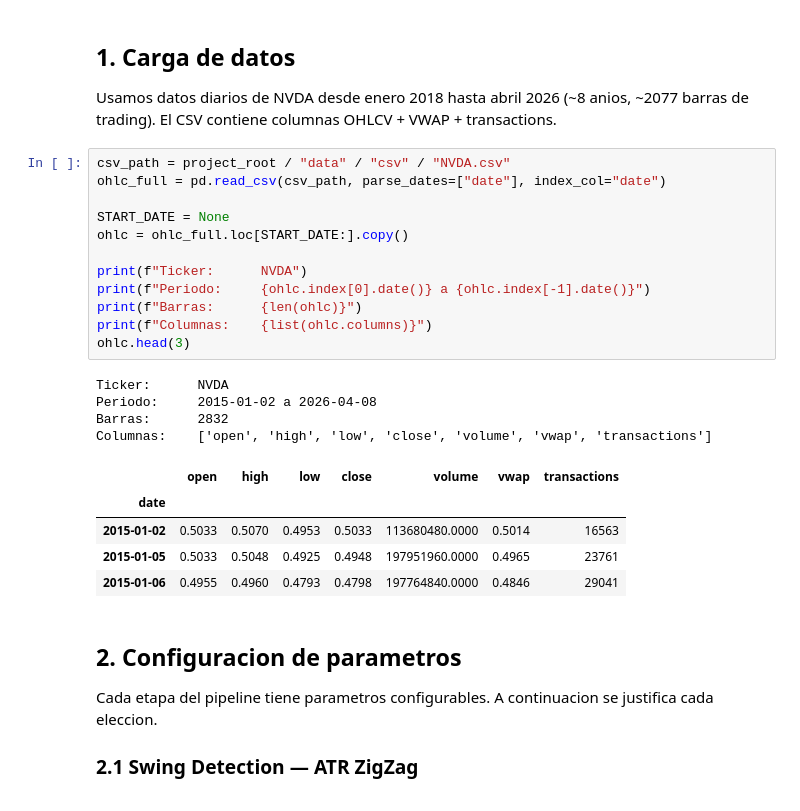
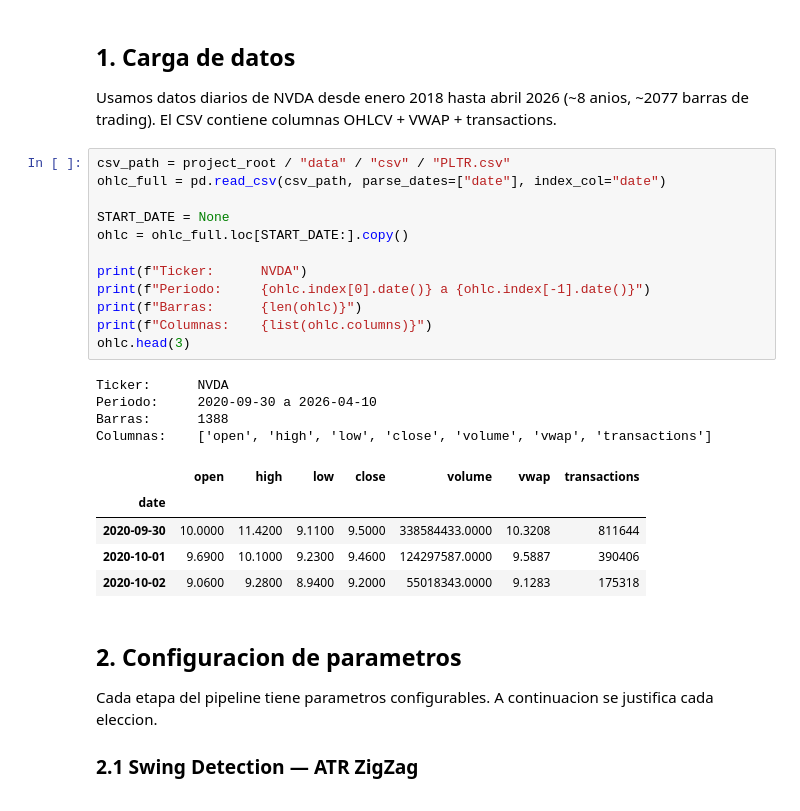
Before and after one commit to Gastondlr/deteccion-vcp, a Jupyter notebook: notebooks/demo_vcp_detection.ipynb, the cells around one changed output. Drawn from its saved outputs; the diff is of its cells as text.

```diff
--- a/notebooks/demo_vcp_detection.ipynb
+++ b/notebooks/demo_vcp_detection.ipynb
@@ -83,27 +83,27 @@ plt.rcParams.update({
 Usamos datos diarios de NVDA desde enero 2018 hasta abril 2026 (~8 anios, ~2077 barras de trading).
 El CSV contiene columnas OHLCV + VWAP + transactions.
 # %%
-csv_path = project_root / "data" / "csv" / "NVDA.csv"
+csv_path = project_root / "data" / "csv" / "PLTR.csv"
 ohlc_full = pd.read_csv(csv_path, parse_dates=["date"], index_col="date")
 
 START_DATE = None
 ohlc = ohlc_full.loc[START_DATE:].copy()
 
 print(f"Ticker:      NVDA")
 print(f"Periodo:     {ohlc.index[0].date()} a {ohlc.index[-1].date()}")
 print(f"Barras:      {len(ohlc)}")
 print(f"Columnas:    {list(ohlc.columns)}")
 ohlc.head(3)
 # %% [output]
 Ticker:      NVDA
-Periodo:     2015-01-02 a 2026-04-08
-Barras:      2832
+Periodo:     2020-09-30 a 2026-04-10
+Barras:      1388
 Columnas:    ['open', 'high', 'low', 'close', 'volume', 'vwap', 'transactions']
 |  | open | high | low | close | volume | vwap | transactions |
 | date |  |  |  |  |  |  |  |
-| 2015-01-02 | 0.5033 | 0.5070 | 0.4953 | 0.5033 | 113680480.0000 | 0.5014 | 16563 |
-| 2015-01-05 | 0.5033 | 0.5048 | 0.4925 | 0.4948 | 197951960.0000 | 0.4965 | 23761 |
-| 2015-01-06 | 0.4955 | 0.4960 | 0.4793 | 0.4798 | 197764840.0000 | 0.4846 | 29041 |
+| 2020-09-30 | 10.0000 | 11.4200 | 9.1100 | 9.5000 | 338584433.0000 | 10.3208 | 811644 |
+| 2020-10-01 | 9.6900 | 10.1000 | 9.2300 | 9.4600 | 124297587.0000 | 9.5887 | 390406 |
+| 2020-10-02 | 9.0600 | 9.2800 | 8.9400 | 9.2000 | 55018343.0000 | 9.1283 | 175318 |
 # %% [markdown]
 ## 2. Configuracion de parametros
 
```
Also changed, not shown: parts of 9 cells of this notebook, 1 other file.
